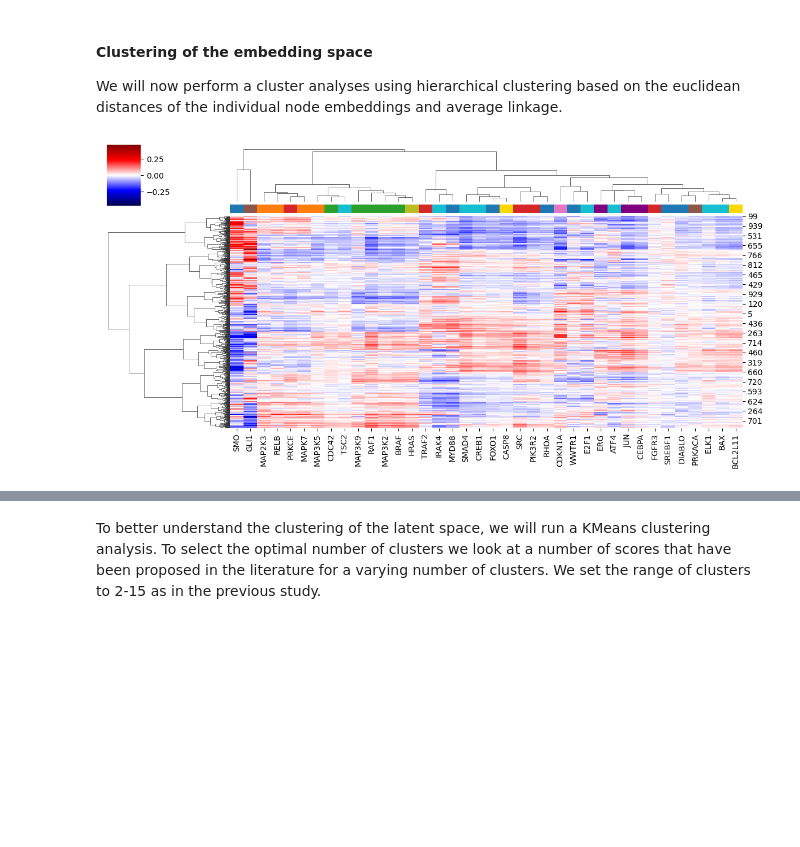
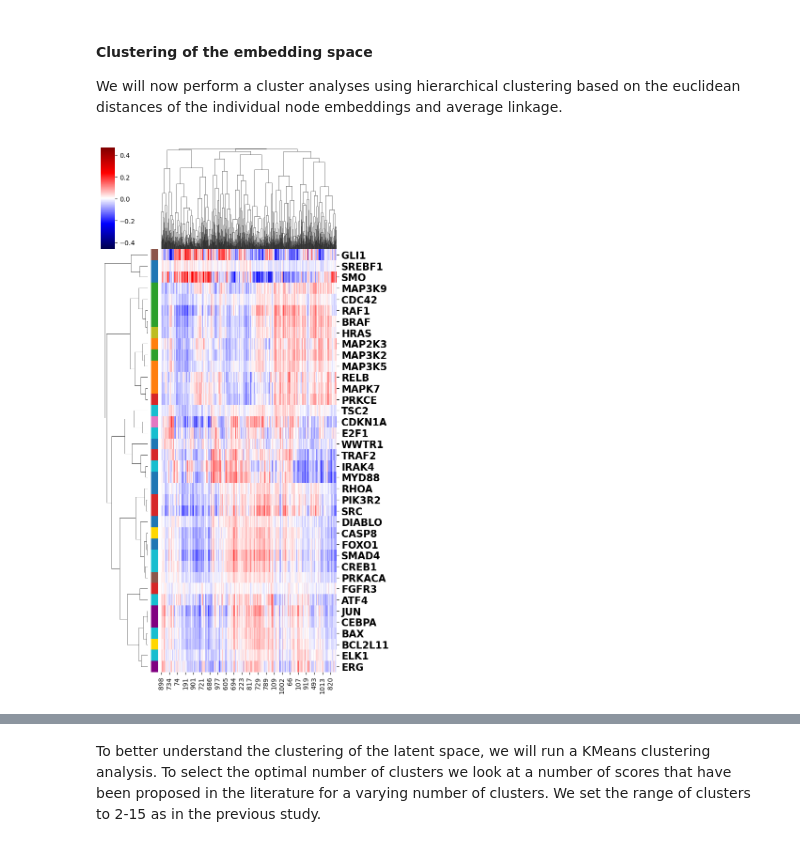
Before and after one commit to uhlerlab/image2reg, a Jupyter notebook: notebooks/ppi/embeddings/gae_embedding_final.ipynb, the cells around one changed output, grey strips where cells are left out. Drawn from its saved outputs; the diff is of its cells as text; code cells hidden in the pictures; blank space fills up the shorter version.

```diff
--- a/notebooks/ppi/embeddings/gae_embedding_final.ipynb
+++ b/notebooks/ppi/embeddings/gae_embedding_final.ipynb
@@ -413,19 +416,25 @@ We will now perform a cluster analyses using hierarchical clustering based on th
 # %%
 # latents = node_embs.copy()
 ax = sns.clustermap(
-    latents.loc[spec_orf_targets.intersection(latents.index)].transpose(),
-    figsize=[12, 6],
-    metric="euclidean",
-    method="ward",
+    latents.loc[spec_orf_targets.intersection(latents.index)],
+    figsize=[6, 12],
+    metric="cosine",
+    method="complete",
     cmap="seismic",
-    col_colors=np.array(
+    row_colors=np.array(
         mean_physical_clusters.loc[
             spec_orf_targets.intersection(latents.index), "color"
         ]
     ).ravel(),
 )
+ax.ax_heatmap.set_yticklabels(
+    ax.ax_heatmap.get_ymajorticklabels(),
+    fontsize=15,
+    fontweight="bold",
+)
+plt.show()
 # %% [output]
-[figure, old version]
+[figure, new version]
 [interactive output not drawn]
 # %% [markdown]
 To better understand the clustering of the latent space, we will run a KMeans clustering analysis. To select the optimal number of clusters we look at a number of scores that have been proposed in the literature for a varying number of clusters. We set the range of clusters to 2-15 as in the previous study.
```
Also changed, not shown: parts of 20 cells of this notebook, 6 other files.
